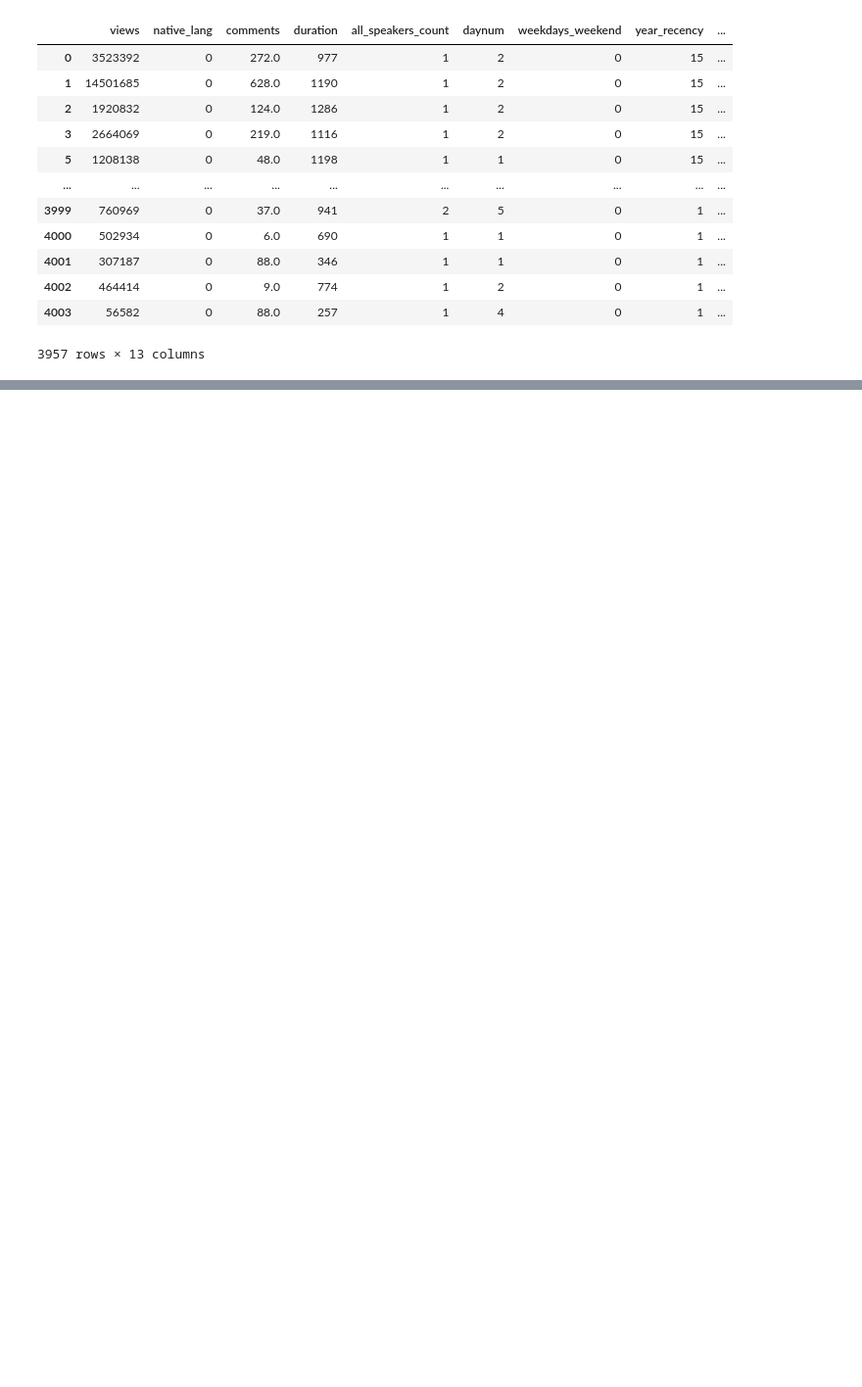
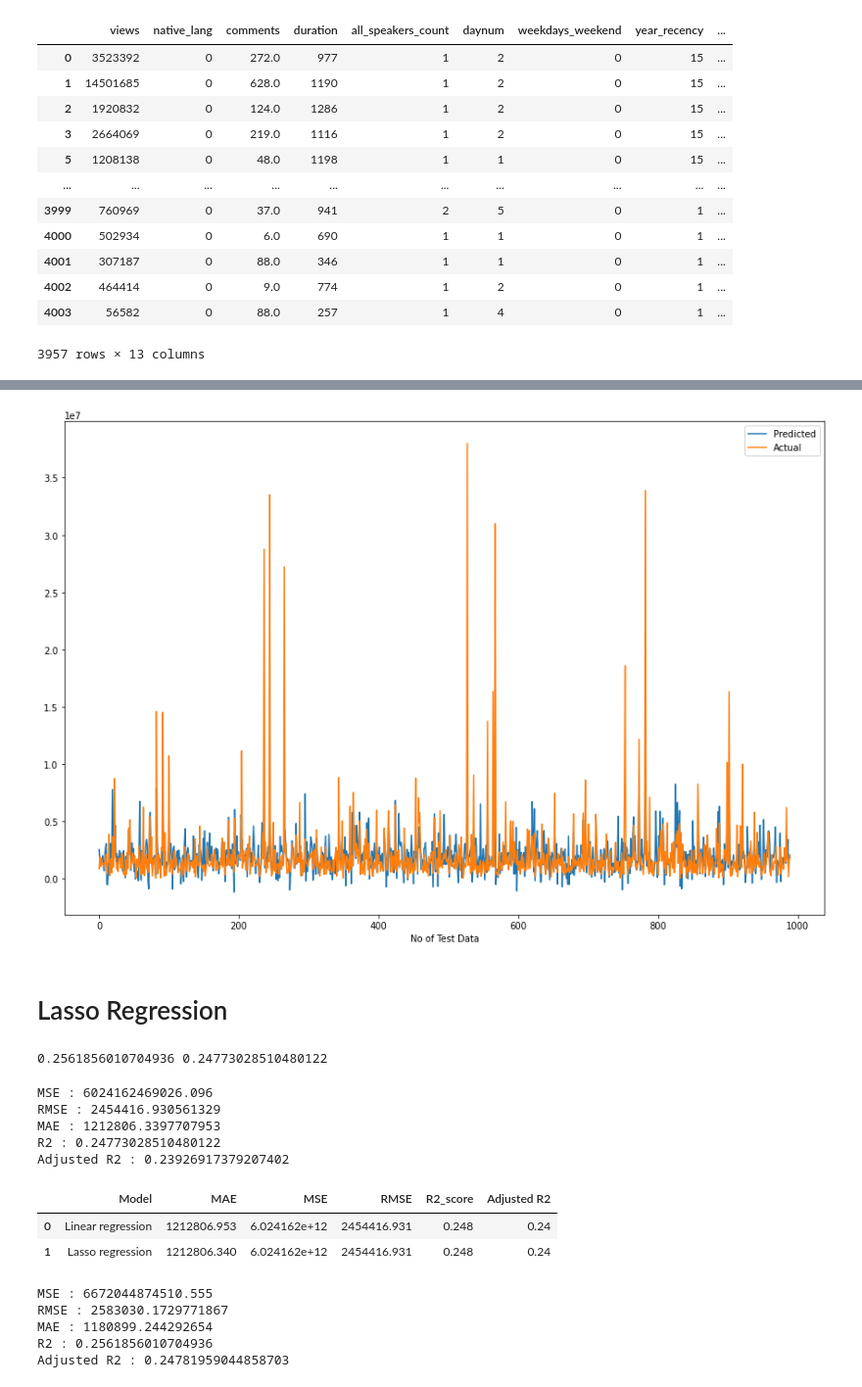
Before and after one commit to Keshav1506/Ted-Talks-views-Prediction-Model, a Jupyter notebook: Ted_Talk_Prediction.ipynb, the cells around one changed output, grey strips where cells are left out. Shown at 98% size. Saved outputs shown, nothing was run; the diff lists cells and outputs as text; code cells hidden in the pictures; blank space fills up the shorter version.

```diff
--- a/Ted_Talk_Prediction.ipynb
+++ b/Ted_Talk_Prediction.ipynb
@@ -241,0 +386,21 @@ Ted_talks
+# %%
+#Plot the figure
+plt.figure(figsize=(15,10))
+plt.plot(y_pred_test)
+plt.plot(np.array(y_test))
+plt.legend(["Predicted","Actual"])
+plt.xlabel('No of Test Data')
+plt.show()
+# %% [output]
+[figure, added]
+# %% [markdown]
+# Lasso Regression
+# %%
+# Create an instance of Lasso Regression implementation
+lasso = Lasso(alpha=1.0, max_iter=3000)
+# Fit the Lasso model
+lasso.fit(X_train, y_train)
+# Create the model score
+print(lasso.score(X_test, y_test), lasso.score(X_train, y_train))
+# %% [output]
+0.2561856010704936 0.24773028510480122
@@ -241,0 +411,26 @@ Ted_talks
+# %%
+#calculate MSE
+MSE_l= mean_squared_error((y_train), (y_pred_train_lasso))
+print("MSE :",MSE_l)
+
+#calculate RMSE
+RMSE_l=np.sqrt(MSE_l)
+print("RMSE :",RMSE_l)
+
+
+#calculate MAE
+MAE_l= mean_absolute_error(y_train, y_pred_train_lasso)
+print("MAE :",MAE_l)
+
+
+#calculate r2 and adjusted r2
+r2_l= r2_score(y_train, y_pred_train_lasso)
+print("R2 :",r2_l)
+Adjusted_R2_l = (1-(1-r2_score(y_train, y_pred_train_lasso))*((X_test.shape[0]-1)/(X_test.shape[0]-X_test.shape[1]-1)) )
+print("Adjusted R2 :",1-(1-r2_score(y_train, y_pred_train_lasso))*((X_test.shape[0]-1)/(X_test.shape[0]-X_test.shape[1]-1)) )
+# %% [output]
+MSE : 6024162469026.096
+RMSE : 2454416.930561329
+MAE : 1212806.3397707953
+R2 : 0.24773028510480122
+Adjusted R2 : 0.23926917379207402
@@ -241,0 +447,32 @@ Ted_talks
+# %%
+training_df
+# %% [output]
+|  | Model | MAE | MSE | RMSE | R2_score | Adjusted R2 |
+| 0 | Linear regression | 1212806.953 | 6.024162e+12 | 2454416.931 | 0.248 | 0.24 |
+| 1 | Lasso regression | 1212806.340 | 6.024162e+12 | 2454416.931 | 0.248 | 0.24 |
+# %%
+#calculate MSE
+MSE_l= mean_squared_error(y_test, y_pred_test_lasso)
+print("MSE :",MSE_l)
+
+#calculate RMSE
+RMSE_l=np.sqrt(MSE_l)
+print("RMSE :",RMSE_l)
+
+
+#calculate MAE
+MAE_l= mean_absolute_error(y_test, y_pred_test_lasso)
+print("MAE :",MAE_l)
+
+
+#calculate r2 and adjusted r2
+r2_l= r2_score((y_test), (y_pred_test_lasso))
+print("R2 :",r2_l)
+Adjusted_R2_l=(1-(1-r2_score((y_test), (y_pred_test_lasso)))*((X_test.shape[0]-1)/(X_test.shape[0]-X_test.shape[1]-1)) )
+print("Adjusted R2 :",1-(1-r2_score((y_test), (y_pred_test_lasso)))*((X_test.shape[0]-1)/(X_test.shape[0]-X_test.shape[1]-1)) )
+# %% [output]
+MSE : 6672044874510.555
+RMSE : 2583030.1729771867
+MAE : 1180899.244292654
+R2 : 0.2561856010704936
+Adjusted R2 : 0.24781959044858703
```
Also changed, not shown: parts of 55 cells of this notebook.
